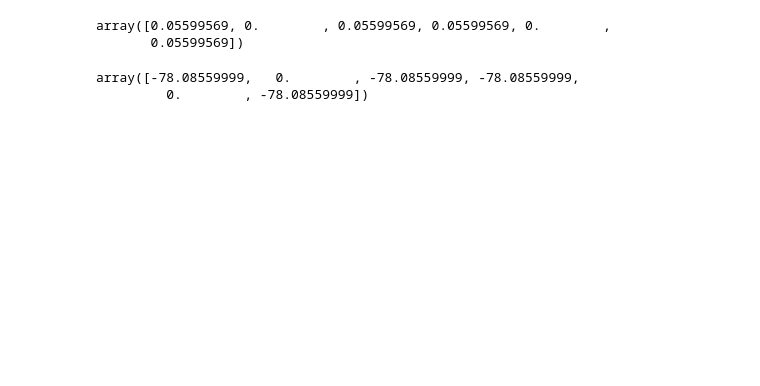
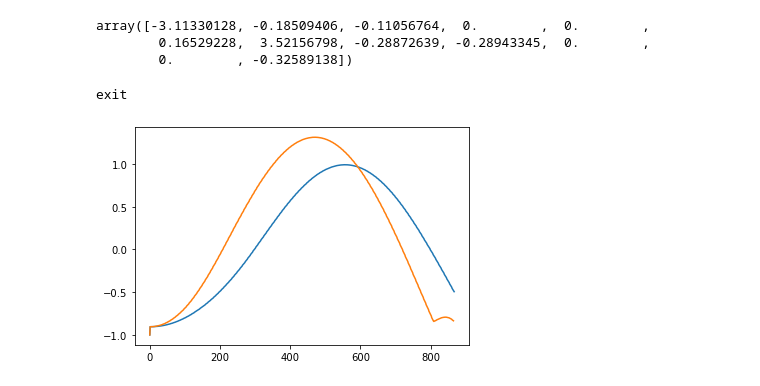
Before and after one commit to Mechatronics-SDSU/robosub-2021, a Jupyter notebook: src/Control/pid_controller.ipynb, the cells around one changed output. Cells and saved outputs as stored; diff of their text form; code cells hidden in the pictures; blank space fills up the shorter version.

Commit message:
pid control system written in python, reorganized into seperate files.

```diff
--- a/src/Control/pid_controller.ipynb
+++ b/src/Control/pid_controller.ipynb
@@ -148,7 +148,7 @@ class PID_Controller():
             elif(cmd > self.cmd_max):
                 cmd = self.cmd_max
 
-        return cmd
+        return cmd, error
 # %%
 #Create a "positional" pid control system for the PICO mini auv. There will be 5 controller for
 #(roll, pitch, yaw, x, z). These are the DOFs controllable by the actuator.
@@ -374,22 +390,50 @@ from IPython.display import display, clear_output
 state_estimator = State_Estimator()
 state_estimator.start()
 
-control_system = Control_System(state_estimator, method="pos_pid", dt=0.010)
+#Driver to control the thrusters
+maestro_driver = Maestro_Driver('/dev/picoMaestroM')
 
+control_system = PID_Control_System(state_estimator, maestro_driver, dt=0.010)
+
+#Set the z_pid controller parameters
+control_system.controller.z_pid.set_gains(5.0, 0.0, 0.0)
+control_system.controller.z_pid.cmd_offset = -15.0
+control_system.controller.z_pid.cmd_min = -16.0
+control_system.controller.z_pid.cmd_max = 0.0
+
+#set the roll_pid controller parameters
+#control_system.controller.roll_pid.set_gains(20.0, 0.0, 0.0)
+control_system.controller.roll_pid.cmd_offset = 0.0
+control_system.controller.roll_pid.cmd_min = -5.0
+control_system.controller.roll_pid.cmd_max =  5.0
+
+#set the pitch_pid controller parameters
+#control_system.controller.pitch_pid.set_gains(2.0, 0.0, 0.0)
+control_system.controller.pitch_pid.cmd_offset = 0.0
+control_system.controller.pitch_pid.cmd_min = -1.00
+control_system.controller.pitch_pid.cmd_max =  1.0
+
+
+control_system.desired_state = np.array([0.0, 0.0, 0.0, 0, 0, 1.0, 0, 0, 0, 0, 0, 0])
 control_system.start()
 # %% [output]
-array([0.05599569, 0.        , 0.05599569, 0.05599569, 0.        ,
-       0.05599569])
+array([-3.11330128, -0.18509406, -0.11056764,  0.        ,  0.        ,
+        0.16529228,  3.52156798, -0.28872639, -0.28943345,  0.        ,
+        0.        , -0.32589138])
+exit
-# %%
-
-control_system.controller.z_pid.set_gains(20.0, 0.0, 0.0)
-control_system.controller.z_pid.cmd_offset = -20.0
-control_system.desired_state = np.array([0, 0, 0, 0, 0, 3, 0, 0, 0, 0, 0, 0])
-# %% [output]
-array([-78.08559999,   0.        , -78.08559999, -78.08559999,
-         0.        , -78.08559999])
 # %%
-#control_system.run_threaad = False
-#state_estimator.run_thread = False
-#state_estimator.sensor_hub.ser.close()
-##aestro_driver.usb.close()
+import matplotlib.pyplot as plt
+control_system.run_thread = False
+state_estimator.run_thread = False
+maestro_driver.usb.close()
+state_estimator.sensor_hub.ser.close()
+try:
+    plt.plot(z_error_prev)
+except:
+    pass
+
+plt.plot(control_system.z_error)
+z_error_prev = control_system.z_error
+#plt.hlines(0.0, 0, 900)
+# %% [output]
+[figure, added]
```
Also changed, not shown: parts of 3 cells of this notebook, 12 other files.
